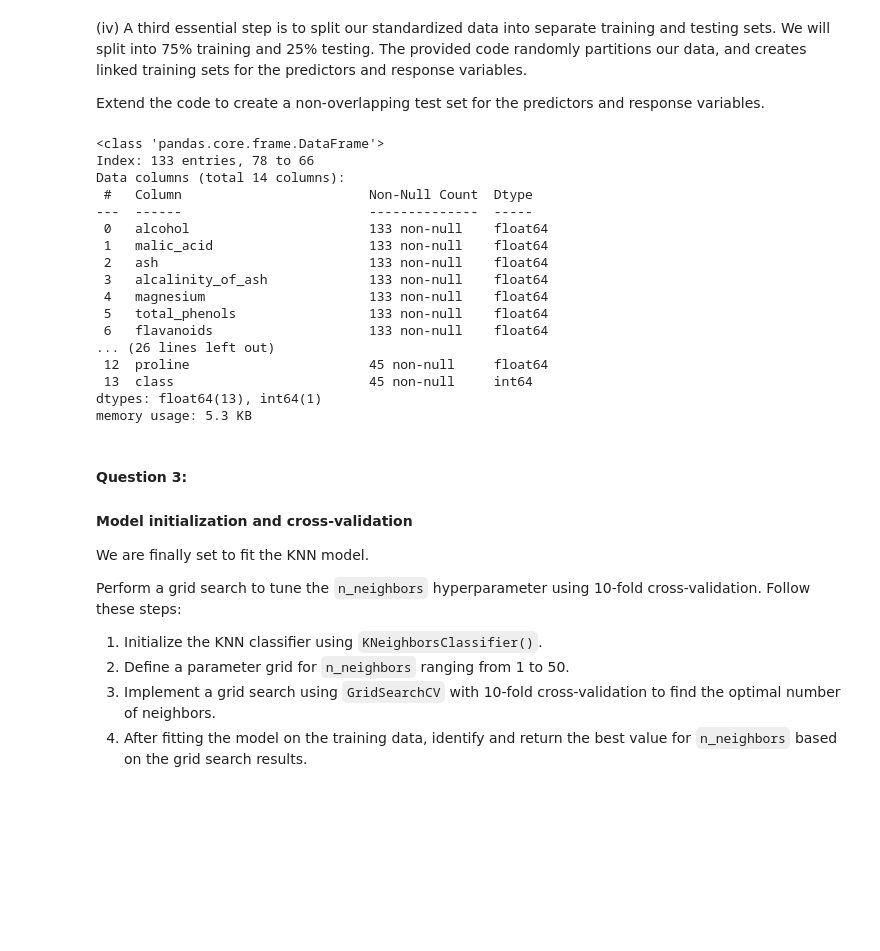
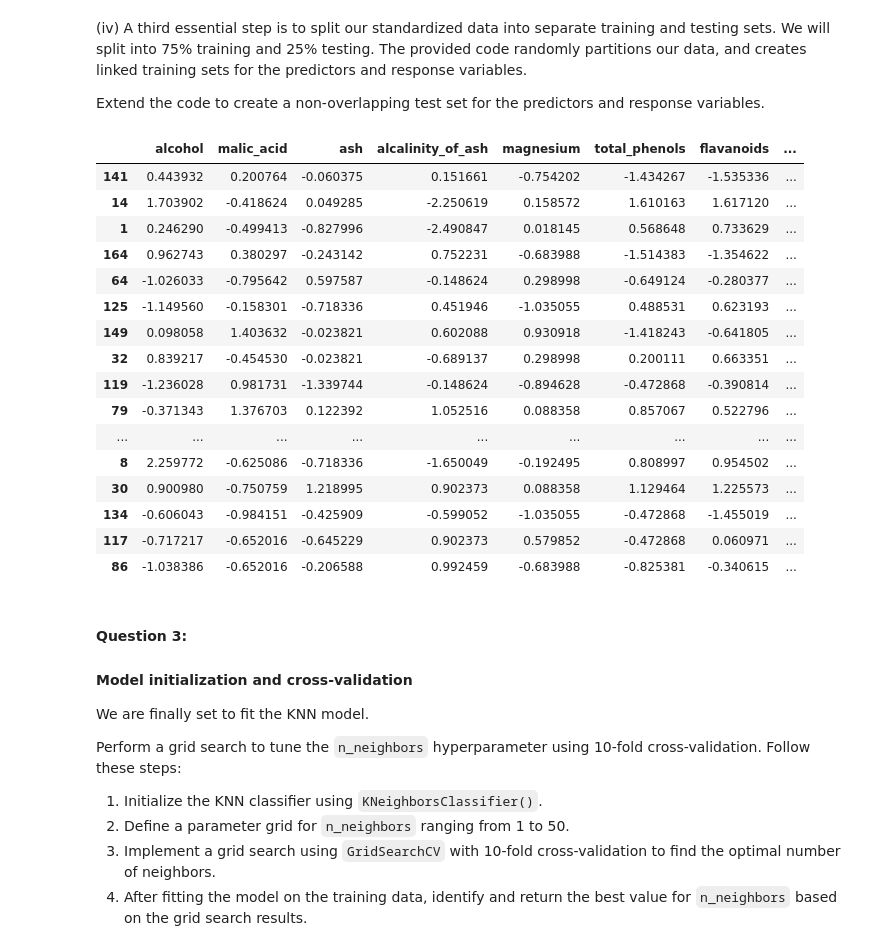
Before and after one commit to echooocc/LCR, a Jupyter notebook: 02_activities/assignments/assignment_1.ipynb, the cells around one changed output. Saved outputs shown, nothing was run; the diff lists cells and outputs as text; code cells hidden in the pictures; blank space fills up the shorter version.

```diff
--- a/02_activities/assignments/assignment_1.ipynb
+++ b/02_activities/assignments/assignment_1.ipynb
@@ -145,33 +145,33 @@ memory usage: 19.6 KB
 Extend the code to create a non-overlapping test set for the predictors and response variables.
 # %%
 # set a seed for reproducibility
-np.random.seed(123)
+np.random.seed(45)
 
 # split the data into a training and testing set. hint: use train_test_split !
 wine_train, wine_test = train_test_split(
     standardized_wine, train_size = 0.75, shuffle = True,
     stratify= standardized_wine["class"]
 )
-wine_train.info()
-wine_test.info()
+wine_train
+wine_test
 # %% [output]
-<class 'pandas.core.frame.DataFrame'>
-Index: 133 entries, 78 to 66
-Data columns (total 14 columns):
- #   Column                        Non-Null Count  Dtype
----  ------                        --------------  -----
- 0   alcohol                       133 non-null    float64
- 1   malic_acid                    133 non-null    float64
- 2   ash                           133 non-null    float64
- 3   alcalinity_of_ash             133 non-null    float64
- 4   magnesium                     133 non-null    float64
- 5   total_phenols                 133 non-null    float64
- 6   flavanoids                    133 non-null    float64
-... (26 lines left out)
- 12  proline                       45 non-null     float64
- 13  class                         45 non-null     int64
-dtypes: float64(13), int64(1)
-memory usage: 5.3 KB
+|  | alcohol | malic_acid | ash | alcalinity_of_ash | magnesium | total_phenols | flavanoids | ... |
+| 141 | 0.443932 | 0.200764 | -0.060375 | 0.151661 | -0.754202 | -1.434267 | -1.535336 | ... |
+| 14 | 1.703902 | -0.418624 | 0.049285 | -2.250619 | 0.158572 | 1.610163 | 1.617120 | ... |
+| 1 | 0.246290 | -0.499413 | -0.827996 | -2.490847 | 0.018145 | 0.568648 | 0.733629 | ... |
+| 164 | 0.962743 | 0.380297 | -0.243142 | 0.752231 | -0.683988 | -1.514383 | -1.354622 | ... |
+| 64 | -1.026033 | -0.795642 | 0.597587 | -0.148624 | 0.298998 | -0.649124 | -0.280377 | ... |
+| 125 | -1.149560 | -0.158301 | -0.718336 | 0.451946 | -1.035055 | 0.488531 | 0.623193 | ... |
+| 149 | 0.098058 | 1.403632 | -0.023821 | 0.602088 | 0.930918 | -1.418243 | -0.641805 | ... |
+| 32 | 0.839217 | -0.454530 | -0.023821 | -0.689137 | 0.298998 | 0.200111 | 0.663351 | ... |
+| 119 | -1.236028 | 0.981731 | -1.339744 | -0.148624 | -0.894628 | -0.472868 | -0.390814 | ... |
+| 79 | -0.371343 | 1.376703 | 0.122392 | 1.052516 | 0.088358 | 0.857067 | 0.522796 | ... |
+| ... | ... | ... | ... | ... | ... | ... | ... | ... |
+| 8 | 2.259772 | -0.625086 | -0.718336 | -1.650049 | -0.192495 | 0.808997 | 0.954502 | ... |
+| 30 | 0.900980 | -0.750759 | 1.218995 | 0.902373 | 0.088358 | 1.129464 | 1.225573 | ... |
+| 134 | -0.606043 | -0.984151 | -0.425909 | -0.599052 | -1.035055 | -0.472868 | -1.455019 | ... |
+| 117 | -0.717217 | -0.652016 | -0.645229 | 0.902373 | 0.579852 | -0.472868 | 0.060971 | ... |
+| 86 | -1.038386 | -0.652016 | -0.206588 | 0.992459 | -0.683988 | -0.825381 | -0.340615 | ... |
 # %% [markdown]
 #### **Question 3:**
 #### Model initialization and cross-validation
```
Also changed, not shown: parts of 4 cells of this notebook.
